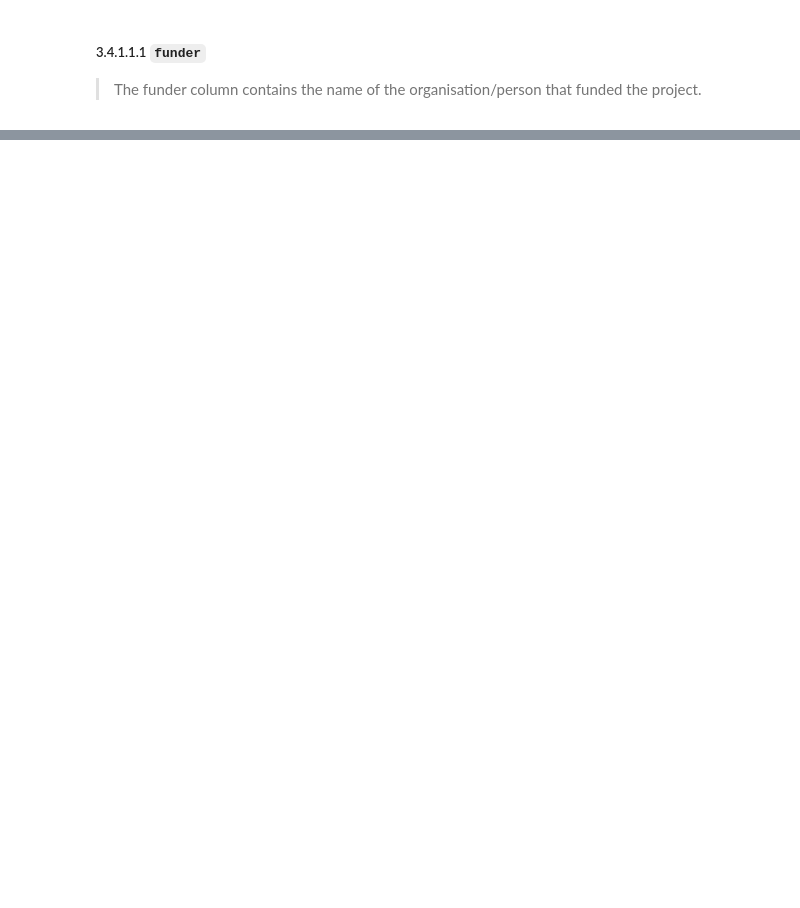
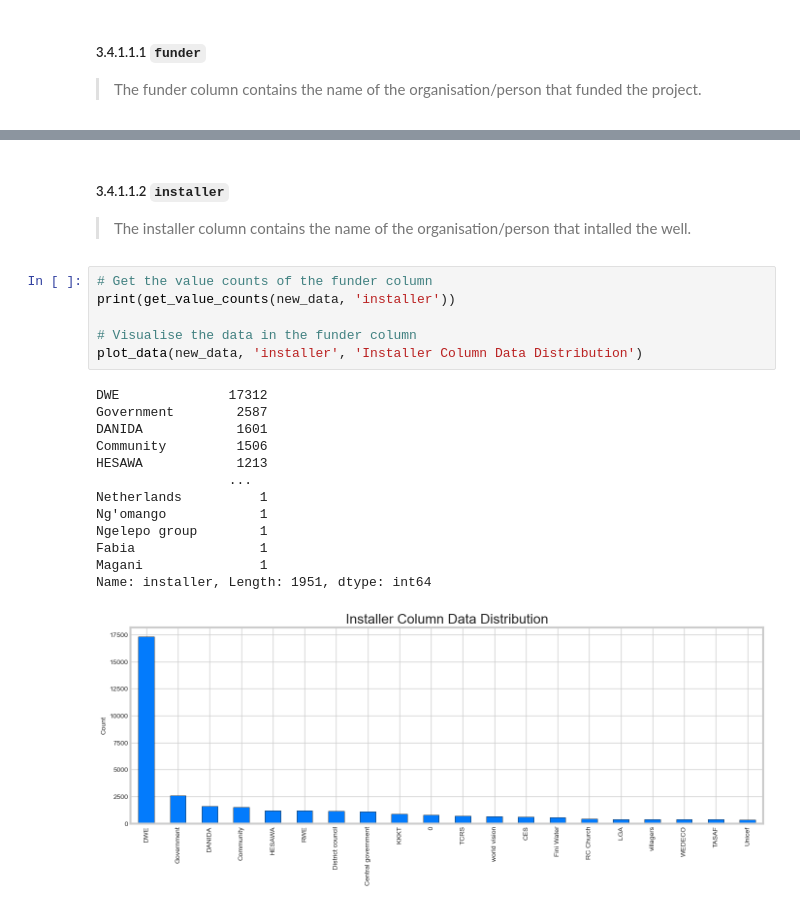
Before and after one commit to femikamau/Tanzanian-Water-Wells-Prediction, a Jupyter notebook: index.ipynb, the cells around one changed output, grey strips where cells are left out. Drawn from its saved outputs; the diff is of its cells as text; blank space fills up the shorter version.

```diff
--- a/index.ipynb
+++ b/index.ipynb
@@ -1143,0 +1147,23 @@ plot_data(new_data, 'funder', 'Funder Column Data Distribution')
+# %% [markdown]
+##### 3.4.1.1.2 `installer`
+> The installer column contains the name of the organisation/person that intalled the well.
+# %%
+# Get the value counts of the funder column
+print(get_value_counts(new_data, 'installer'))
+
+# Visualise the data in the funder column
+plot_data(new_data, 'installer', 'Installer Column Data Distribution')
+# %% [output]
+DWE              17312
+Government        2587
+DANIDA            1601
+Community         1506
+HESAWA            1213
+                 ...
+Netherlands          1
+Ng'omango            1
+Ngelepo group        1
+Fabia                1
+Magani               1
+Name: installer, Length: 1951, dtype: int64
+[figure, added]
```
Also changed, not shown: parts of 57 cells of this notebook, 1 other file.
